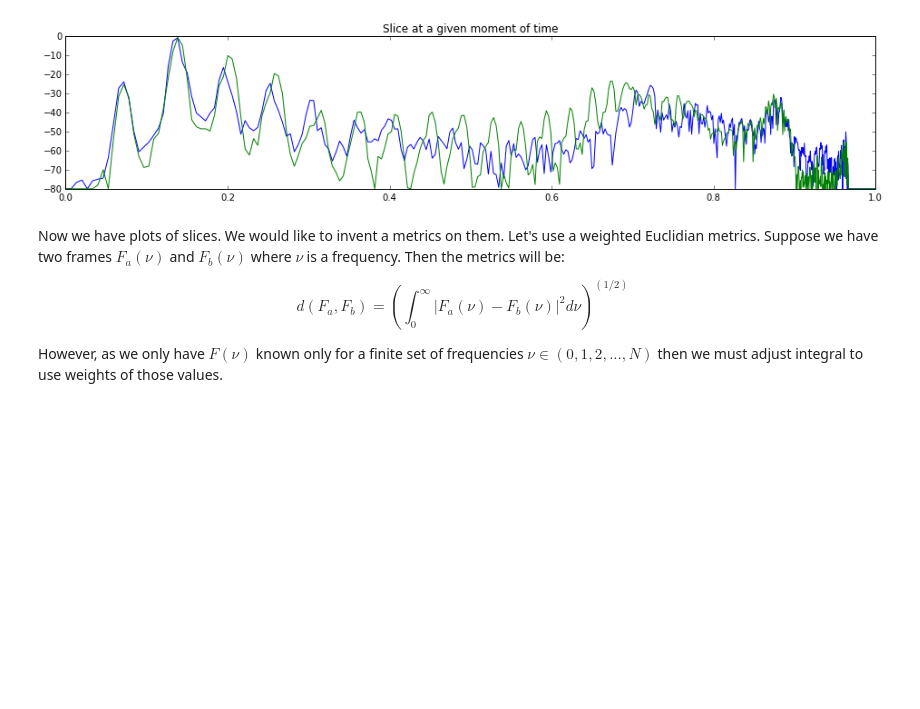
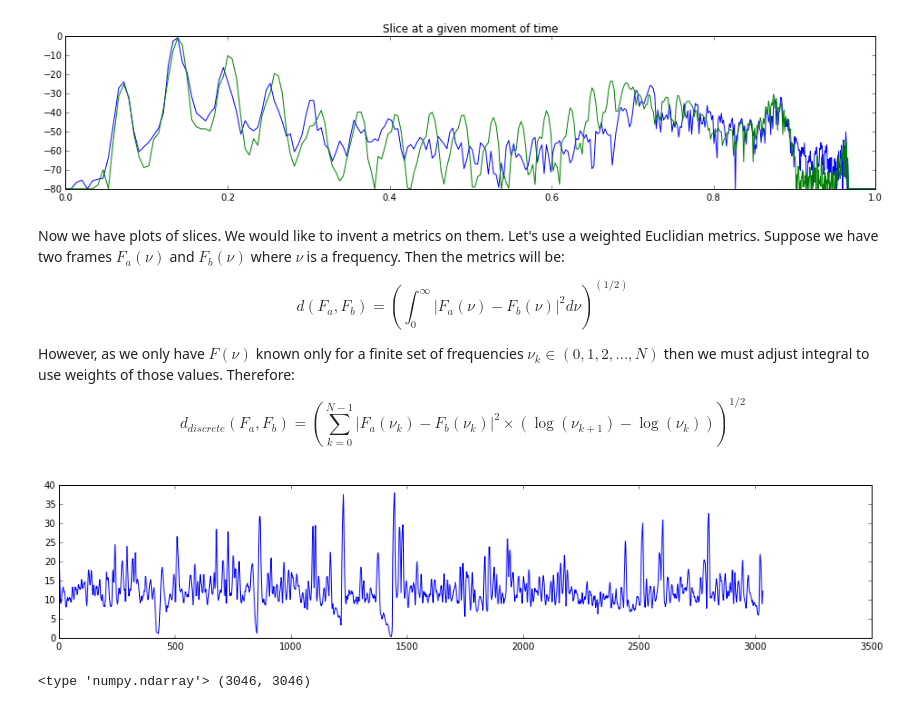
Before and after one commit to dair-targ/hesitation, a Jupyter notebook: clustering-speech.ipynb, the cells around one changed output. Cells and saved outputs as stored; diff of their text form; code cells hidden in the pictures; blank space fills up the shorter version.

Commit message:
Add distance matrix figure

```diff
--- a/clustering-speech.ipynb
+++ b/clustering-speech.ipynb
@@ -32,13 +30,14 @@ slice_point = 1330
 plt.figure(figsize=(16, 3))
 plt.title('LibROSA Built-In')
 prepared_data = librosa.logamplitude(np.abs(stft_data)**2, ref_power=np.max)
+lf_space = 1.0 - np.logspace(0.0, -np.log2(prepared_data.shape[0]), num=prepared_data.shape[0], base=2.0)
 plt.axvline(slice_point, color='white')
 librosa.display.specshow(prepared_data, y_axis='log', cmap='gnuplot')
 plt.show()
 
 def plot_slice(t):
     slice_data = prepared_data[:,t]
-    plt.plot(logfrequency_space, slice_data)
+    plt.plot(lf_space, slice_data)
 
 plt.figure(figsize=(16, 3))
 plt.title('Slice at a given moment of time')
@@ -59,4 +58,38 @@ d(F_a, F_b) = \left(
 \right)^{(1/2)}
 $$
 
-However, as we only have $F(\nu)$ known only for a finite set of frequencies $\nu \in \left(0, 1, 2, ..., N\right)$ then we must adjust integral to use weights of those values.
+However, as we only have $F(\nu)$ known only for a finite set of frequencies $\nu_k \in \left(0, 1, 2, ..., N\right)$ then we must adjust integral to use weights of those values. Therefore:
+
+$$
+d_{discrete}(F_a, F_b) = \left(
+  \sum_{k=0}^{N-1} \left|F_a(\nu_k) - F_b(\nu_k)\right|^2 \times (\log(\nu_{k+1}) - \log(\nu_k))
+\right)^{1/2}
+$$
+# %%
+lf_space_diff = np.ediff1d(lf_space, to_end=0.0)
+
+slice_a = prepared_data[:,1330]
+slice_b = prepared_data[:,1340]
+
+def d_discrete(a, b):
+    return np.sum(np.abs(a - b)**2 * lf_space_diff)**0.5
+
+plt.figure(figsize=(16, 3))
+plt.plot([
+  d_discrete(prepared_data[:,t], prepared_data[:,t+10])
+  for t in xrange(0, prepared_data.shape[1] - 12)
+])
+plt.show()
+# %% [output]
+[figure, added]
+# %%
+dd = np.array([
+  [
+    d_discrete(prepared_data[:,a], prepared_data[:,b])
+    for b in xrange(0, prepared_data.shape[1])
+  ]
+  for a in xrange(0, prepared_data.shape[1])
+])
+print type(dd), dd.shape
+# %% [output]
+<type 'numpy.ndarray'> (3046, 3046)
```
Also changed, not shown: parts of 2 cells of this notebook.
